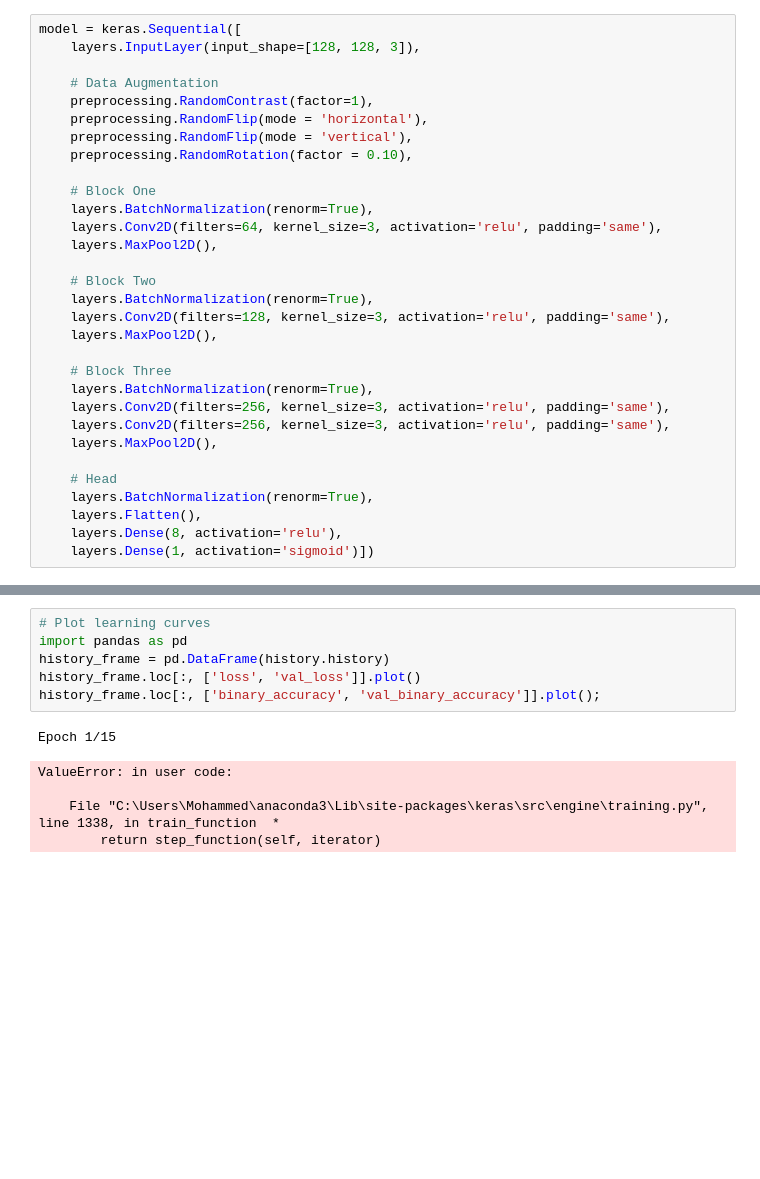
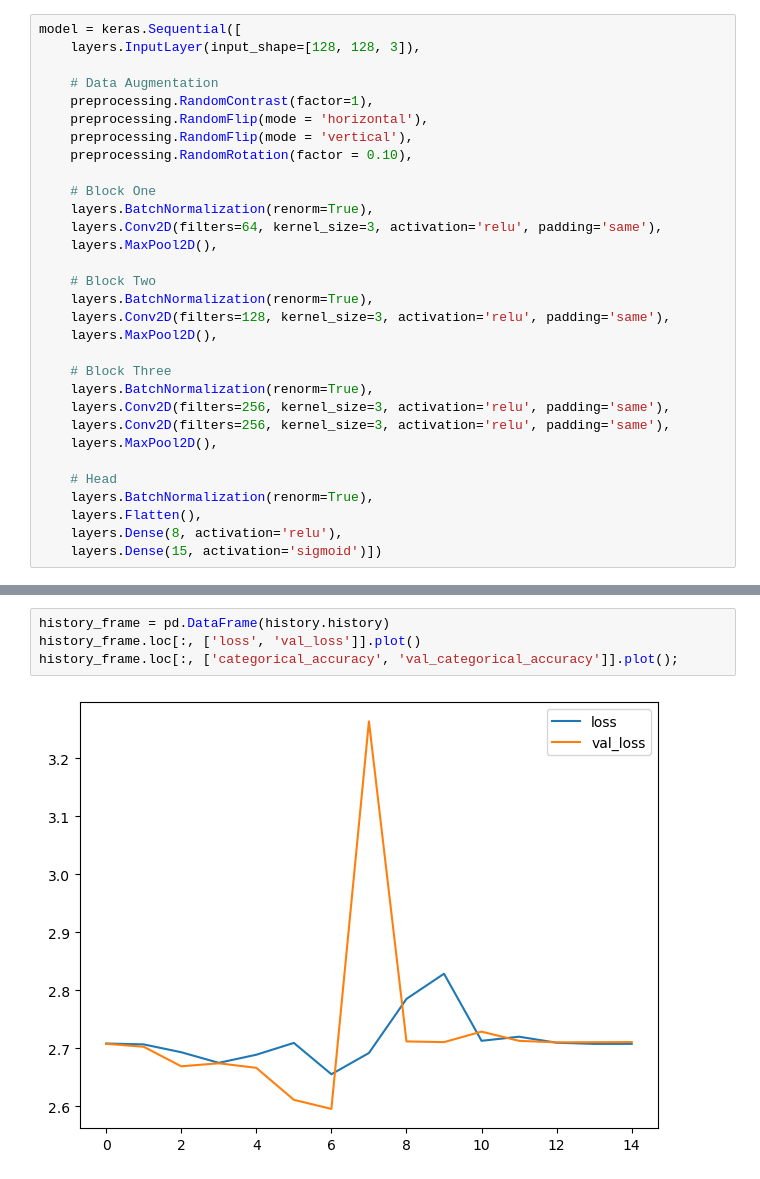
Before and after one commit to mohamzein1009/Animal-Recognition, a Jupyter notebook: Animal CNN.ipynb, the cells around one changed output, grey strips where cells are left out. Saved outputs shown, nothing was run; the diff lists cells and outputs as text; blank space fills up the shorter version.

```diff
--- a/Animal CNN.ipynb
+++ b/Animal CNN.ipynb
@@ -97,7 +123,7 @@ model = keras.Sequential([
     layers.BatchNormalization(renorm=True),
     layers.Flatten(),
     layers.Dense(8, activation='relu'),
-    layers.Dense(1, activation='sigmoid')])
+    layers.Dense(15, activation='sigmoid')])
 # %%
 optimizer = tf.keras.optimizers.Adam(epsilon=0.01)
 model.compile(optimizer=optimizer, loss='categorical_crossentropy', metrics=['categorical_accuracy'])
@@ -111,12 +150,6 @@ KeyboardInterrupt:
 # %%
-# Plot learning curves
-import pandas as pd
 history_frame = pd.DataFrame(history.history)
 history_frame.loc[:, ['loss', 'val_loss']].plot()
-history_frame.loc[:, ['binary_accuracy', 'val_binary_accuracy']].plot();
+history_frame.loc[:, ['categorical_accuracy', 'val_categorical_accuracy']].plot();
 # %% [output]
-Epoch 1/15
-ValueError: in user code:
-
-    File "C:\Users\Mohammed\anaconda3\Lib\site-packages\keras\src\engine\training.py", line 1338, in train_function  *
-        return step_function(self, iterator)
+[figure, added]
```
Also changed, not shown: parts of 9 cells of this notebook.
